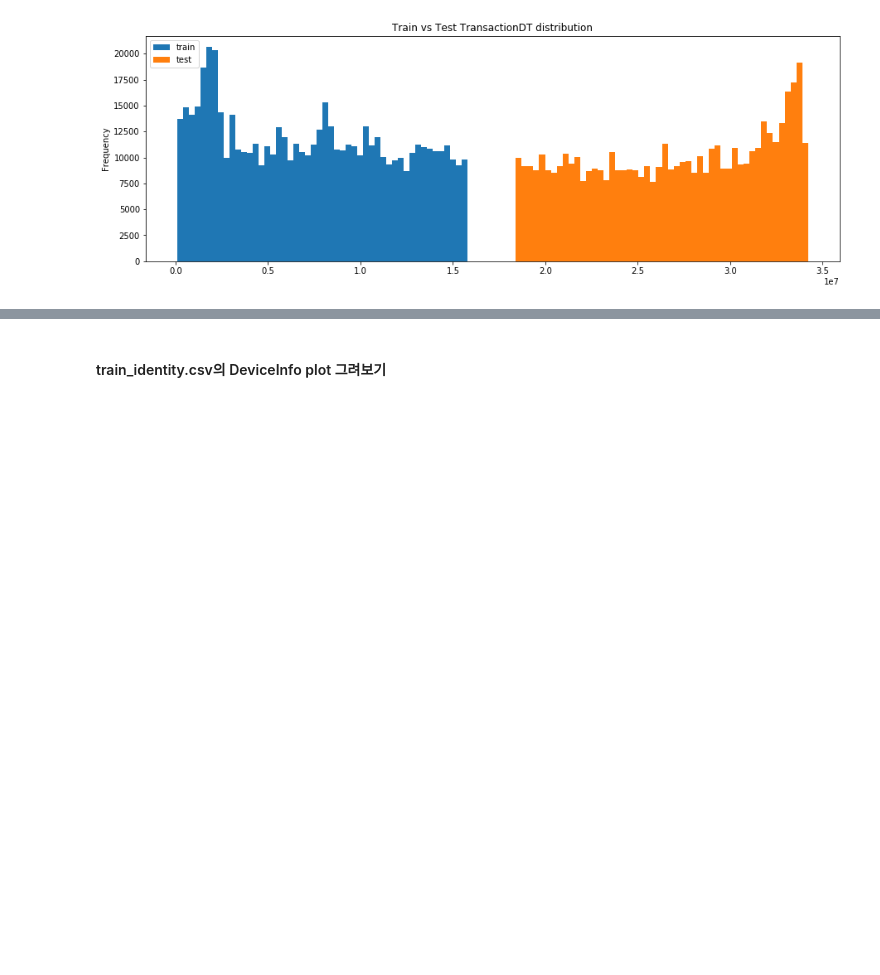
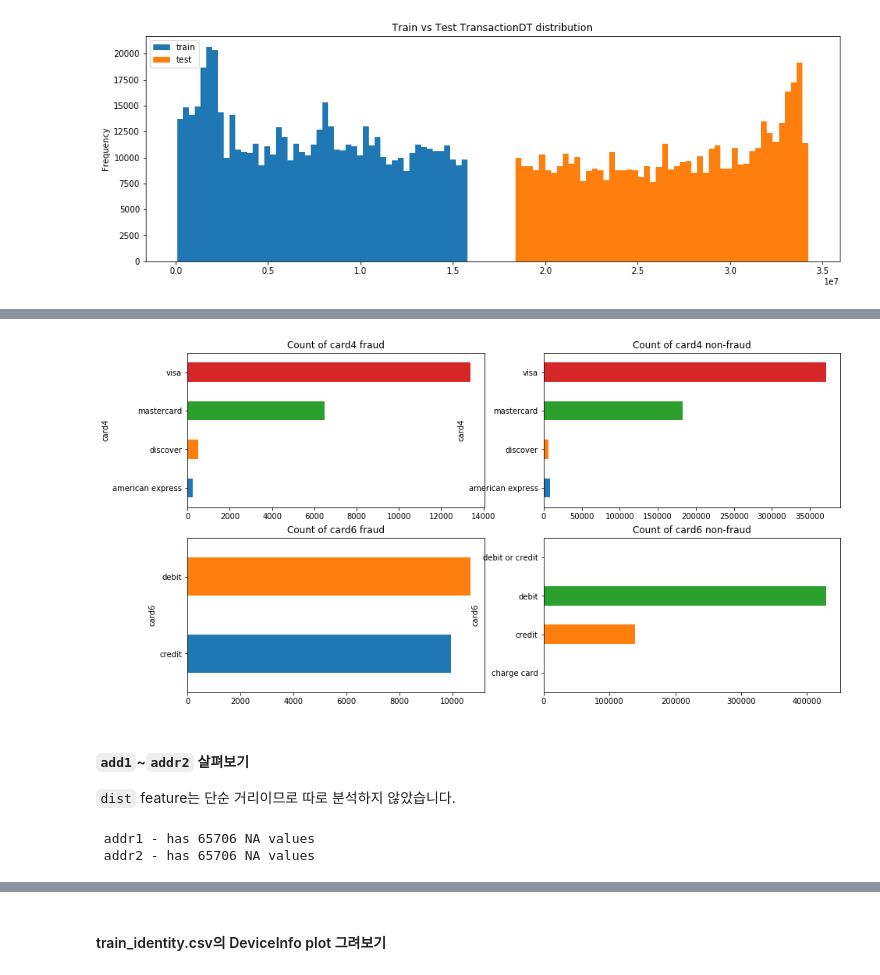
Before and after one commit to loveAlakazam/kaggle_IEEE_CIS_Fraud_Detection, a Jupyter notebook: Simple EDA of IEEE-FRAUD dataset.ipynb, the cells around one changed output, grey strips where cells are left out. Saved outputs shown, nothing was run; the diff lists cells and outputs as text; code cells hidden in the pictures; blank space fills up the shorter version.

```diff
--- a/Simple EDA of IEEE-FRAUD dataset.ipynb
+++ b/Simple EDA of IEEE-FRAUD dataset.ipynb
@@ -213,0 +243,23 @@ plt.tight_layout()
+# %%
+train_transaction_fr = train_tran.loc[train_tran['isFraud'] == 1]
+train_transaction_nofr = train_tran.loc[train_tran['isFraud'] == 0]
+
+fig, ((ax1, ax2), (ax3, ax4)) = plt.subplots(2, 2, figsize=(15, 8))
+
+train_transaction_fr.groupby('card4')['card4'].count().plot(kind='barh', ax=ax1, title='Count of card4 fraud')
+train_transaction_nofr.groupby('card4')['card4'].count().plot(kind='barh', ax=ax2, title='Count of card4 non-fraud')
+train_transaction_fr.groupby('card6')['card6'].count().plot(kind='barh', ax=ax3, title='Count of card6 fraud')
+train_transaction_nofr.groupby('card6')['card6'].count().plot(kind='barh', ax=ax4, title='Count of card6 non-fraud')
+plt.show()
+# %% [output]
+[figure, added]
+# %% [markdown]
+#### `add1`~`addr2` 살펴보기
+`dist` feature는 단순 거리이므로 따로 분석하지 않았습니다.
+# %%
+# NA값 체크하기
+print(' addr1 - has {} NA values'.format(train_tran['addr1'].isna().sum()))
+print(' addr2 - has {} NA values'.format(train_tran['addr2'].isna().sum()))
+# %% [output]
+ addr1 - has 65706 NA values
+ addr2 - has 65706 NA values
```
Also changed, not shown: parts of 37 cells of this notebook.
